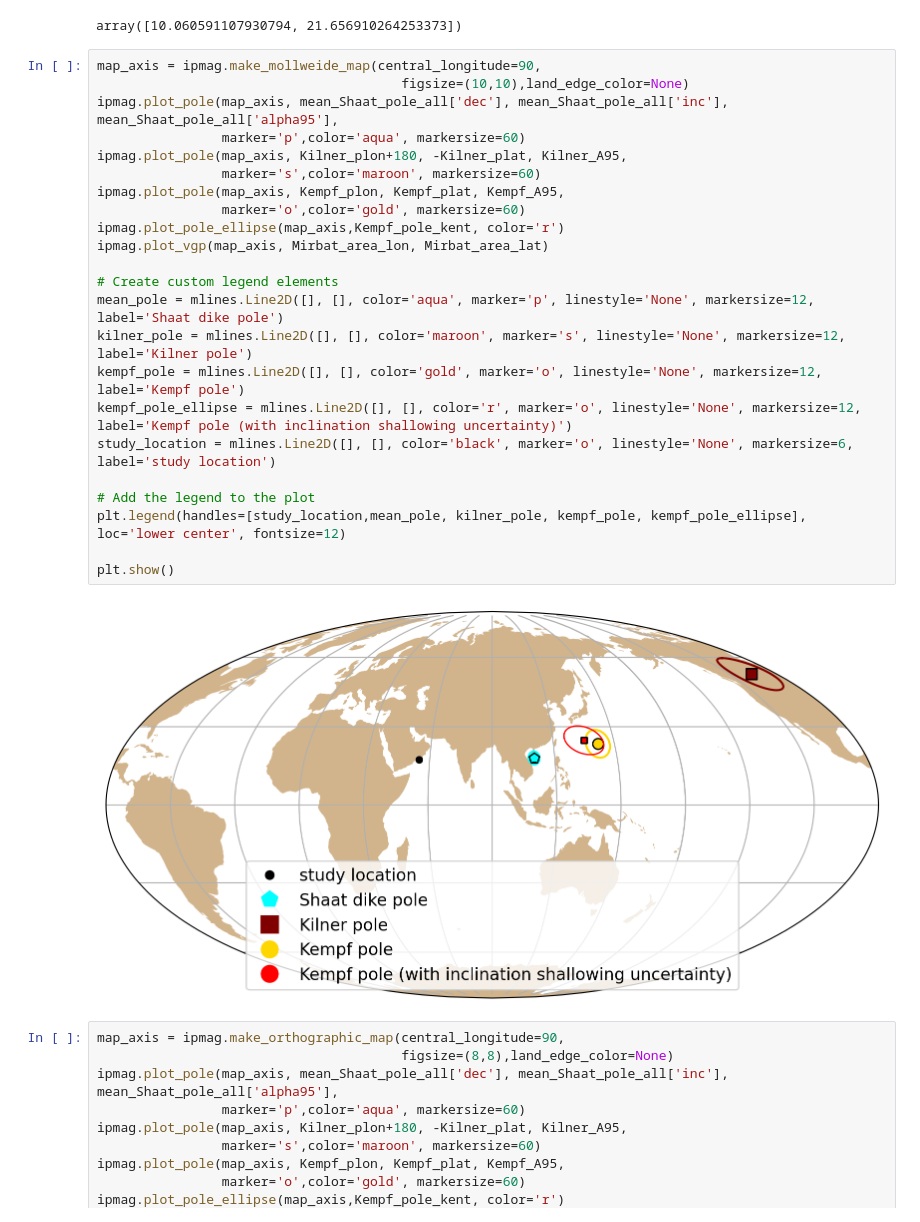
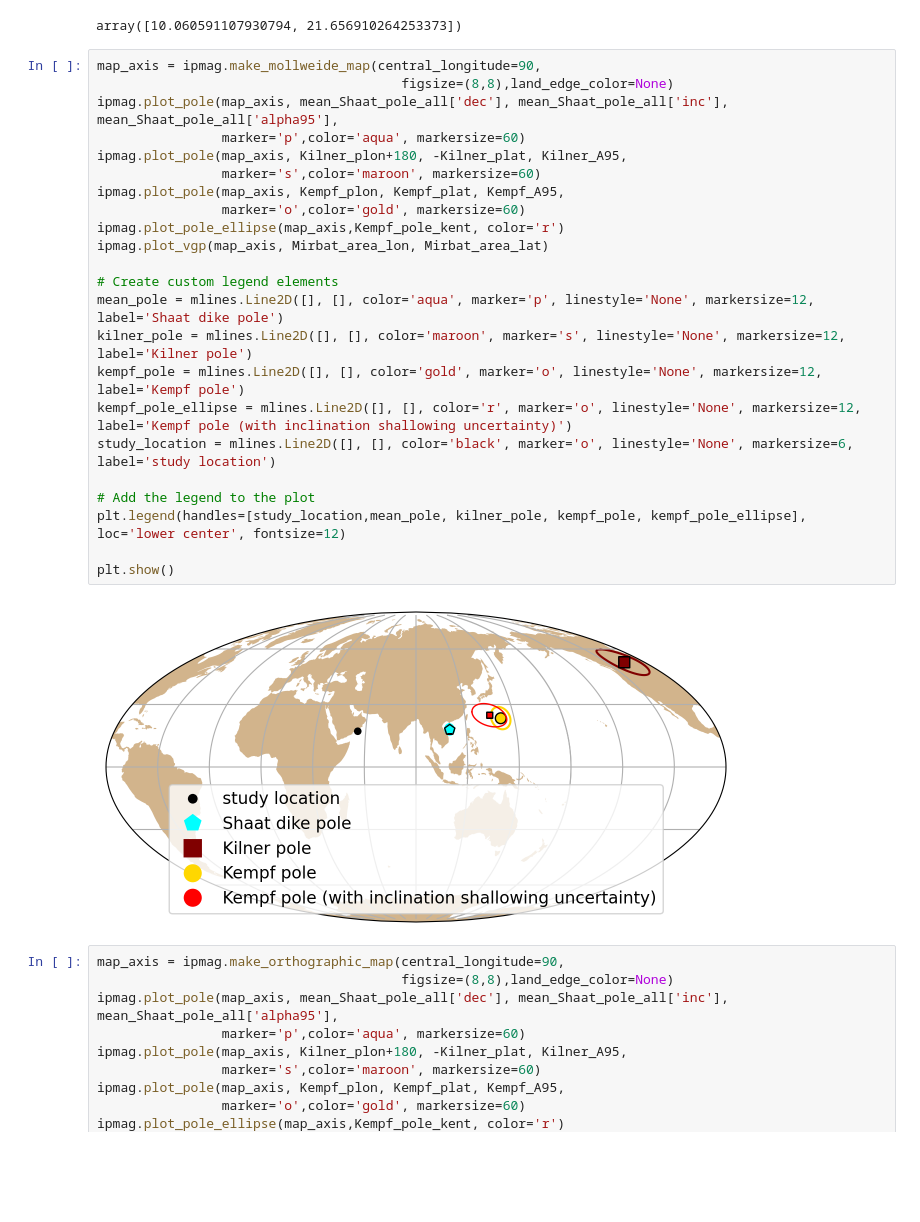
Before and after one commit to Swanson-Hysell-Group/2025_Oman_Paleogeography, a Jupyter notebook: code/prior_paleomagnetic_data.ipynb, the cells around one changed output. Saved outputs shown, nothing was run; the diff lists cells and outputs as text; blank space fills up the shorter version.

```diff
--- a/code/prior_paleomagnetic_data.ipynb
+++ b/code/prior_paleomagnetic_data.ipynb
@@ -146,29 +146,29 @@ np.percentile(paleolatitudes, [2.5, 97.5])
 array([10.060591107930794, 21.656910264253373])
 # %%
 map_axis = ipmag.make_mollweide_map(central_longitude=90,
-                                       figsize=(10,10),land_edge_color=None)
+                                       figsize=(8,8),land_edge_color=None)
 ipmag.plot_pole(map_axis, mean_Shaat_pole_all['dec'], mean_Shaat_pole_all['inc'], mean_Shaat_pole_all['alpha95'],
                 marker='p',color='aqua', markersize=60)
 ipmag.plot_pole(map_axis, Kilner_plon+180, -Kilner_plat, Kilner_A95,
                 marker='s',color='maroon', markersize=60)
 ipmag.plot_pole(map_axis, Kempf_plon, Kempf_plat, Kempf_A95,
                 marker='o',color='gold', markersize=60)
 ipmag.plot_pole_ellipse(map_axis,Kempf_pole_kent, color='r')
 ipmag.plot_vgp(map_axis, Mirbat_area_lon, Mirbat_area_lat)
 
 # Create custom legend elements
 mean_pole = mlines.Line2D([], [], color='aqua', marker='p', linestyle='None', markersize=12, label='Shaat dike pole')
 kilner_pole = mlines.Line2D([], [], color='maroon', marker='s', linestyle='None', markersize=12, label='Kilner pole')
 kempf_pole = mlines.Line2D([], [], color='gold', marker='o', linestyle='None', markersize=12, label='Kempf pole')
 kempf_pole_ellipse = mlines.Line2D([], [], color='r', marker='o', linestyle='None', markersize=12, label='Kempf pole (with inclination shallowing uncertainty)')
 study_location = mlines.Line2D([], [], color='black', marker='o', linestyle='None', markersize=6, label='study location')
 
 # Add the legend to the plot
 plt.legend(handles=[study_location,mean_pole, kilner_pole, kempf_pole, kempf_pole_ellipse], loc='lower center', fontsize=12)
 
 plt.show()
 # %% [output]
-[figure, old version]
+[figure, new version]
 # %%
 map_axis = ipmag.make_orthographic_map(central_longitude=90,
                                        figsize=(8,8),land_edge_color=None)
```
Also changed, not shown: parts of 13 cells of this notebook, 3 other files.
